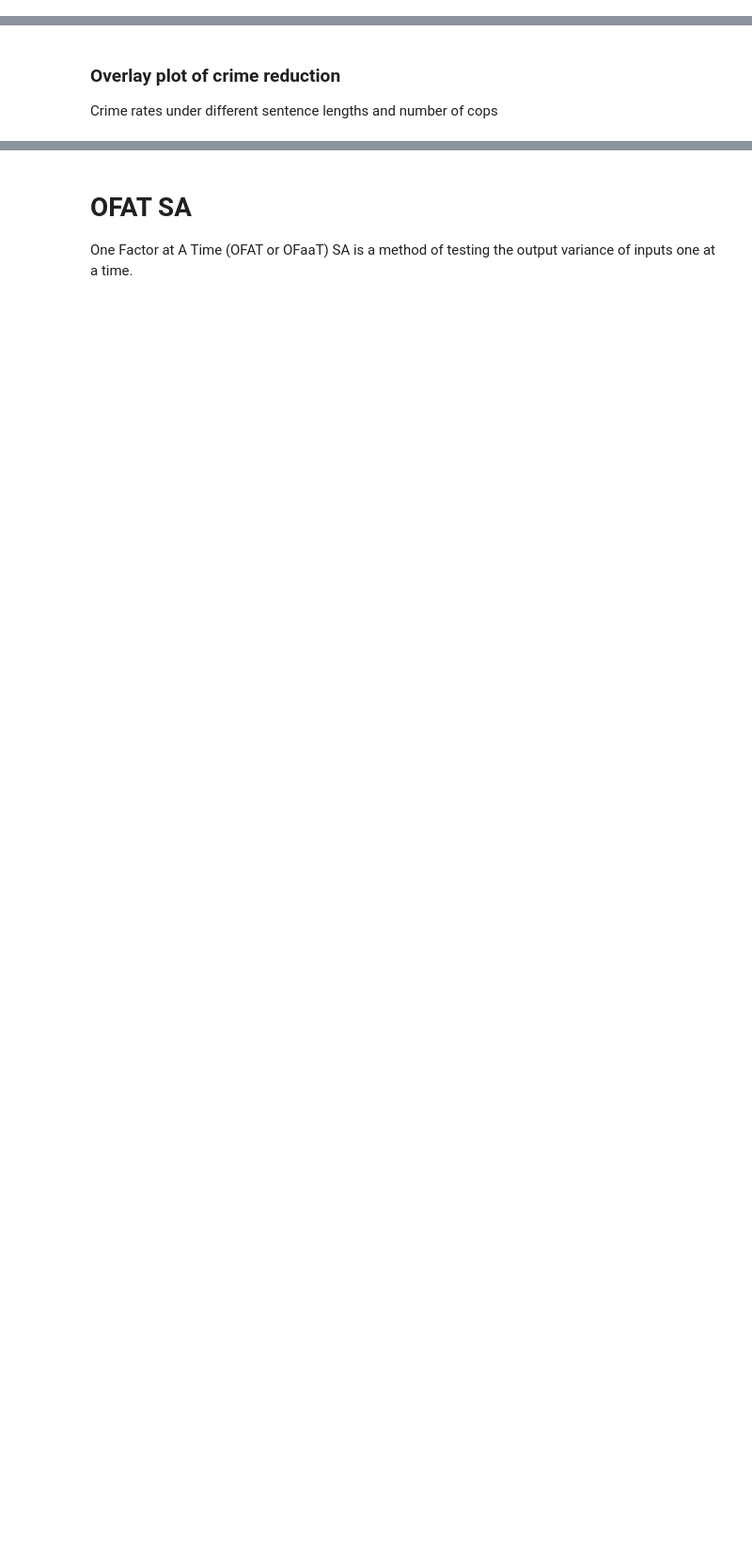
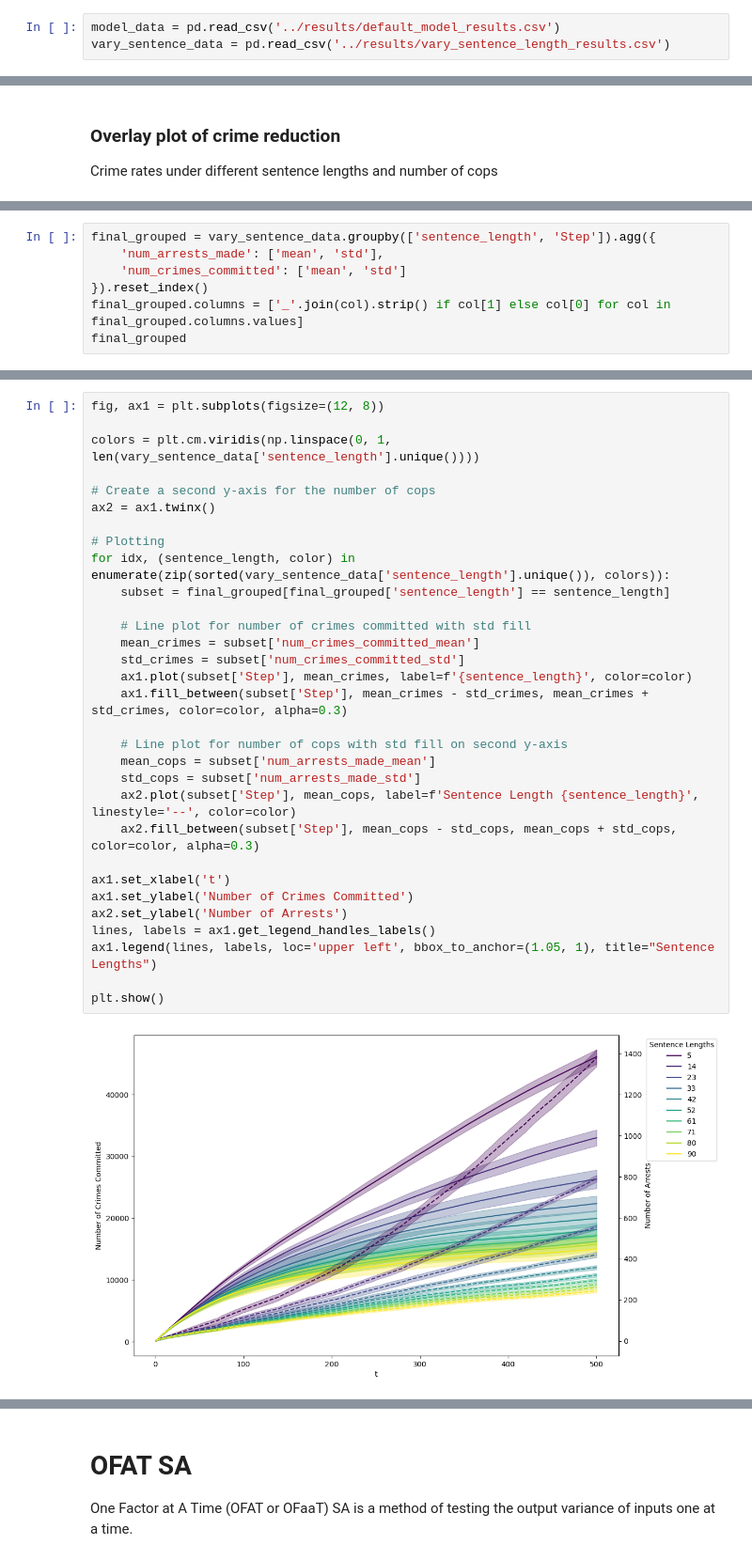
Before and after one commit to nabilasiregar/abm-project, a Jupyter notebook: notebooks/sensitivity_analysis.ipynb, the cells around one changed output, grey strips where cells are left out. Shown at 94% size. Drawn from its saved outputs; the diff is of its cells as text; blank space fills up the shorter version.

```diff
--- a/notebooks/sensitivity_analysis.ipynb
+++ b/notebooks/sensitivity_analysis.ipynb
@@ -14,0 +12,3 @@ from src.plot import plot_ofat, plot_ofat_final_step
+# %%
+model_data = pd.read_csv('../results/default_model_results.csv')
+vary_sentence_data = pd.read_csv('../results/vary_sentence_length_results.csv')
@@ -33,0 +142,7 @@ Purpose: To show the interplay between risk tolerance, economic capability (trad
+# %%
+final_grouped = vary_sentence_data.groupby(['sentence_length', 'Step']).agg({
+    'num_arrests_made': ['mean', 'std'],
+    'num_crimes_committed': ['mean', 'std']
+}).reset_index()
+final_grouped.columns = ['_'.join(col).strip() if col[1] else col[0] for col in final_grouped.columns.values]
+final_grouped
@@ -33,0 +163,33 @@ Purpose: To show the interplay between risk tolerance, economic capability (trad
+# %%
+fig, ax1 = plt.subplots(figsize=(12, 8))
+
+colors = plt.cm.viridis(np.linspace(0, 1, len(vary_sentence_data['sentence_length'].unique())))
+
+# Create a second y-axis for the number of cops
+ax2 = ax1.twinx()
+
+# Plotting
+for idx, (sentence_length, color) in enumerate(zip(sorted(vary_sentence_data['sentence_length'].unique()), colors)):
+    subset = final_grouped[final_grouped['sentence_length'] == sentence_length]
+
+    # Line plot for number of crimes committed with std fill
+    mean_crimes = subset['num_crimes_committed_mean']
+    std_crimes = subset['num_crimes_committed_std']
+    ax1.plot(subset['Step'], mean_crimes, label=f'{sentence_length}', color=color)
+    ax1.fill_between(subset['Step'], mean_crimes - std_crimes, mean_crimes + std_crimes, color=color, alpha=0.3)
+
+    # Line plot for number of cops with std fill on second y-axis
+    mean_cops = subset['num_arrests_made_mean']
+    std_cops = subset['num_arrests_made_std']
+    ax2.plot(subset['Step'], mean_cops, label=f'Sentence Length {sentence_length}', linestyle='--', color=color)
+    ax2.fill_between(subset['Step'], mean_cops - std_cops, mean_cops + std_cops, color=color, alpha=0.3)
+
+ax1.set_xlabel('t')
+ax1.set_ylabel('Number of Crimes Committed')
+ax2.set_ylabel('Number of Arrests')
+lines, labels = ax1.get_legend_handles_labels()
+ax1.legend(lines, labels, loc='upper left', bbox_to_anchor=(1.05, 1), title="Sentence Lengths")
+
+plt.show()
+# %% [output]
+[figure, added]
```
Also changed, not shown: parts of 47 cells of this notebook, 5 other files.
